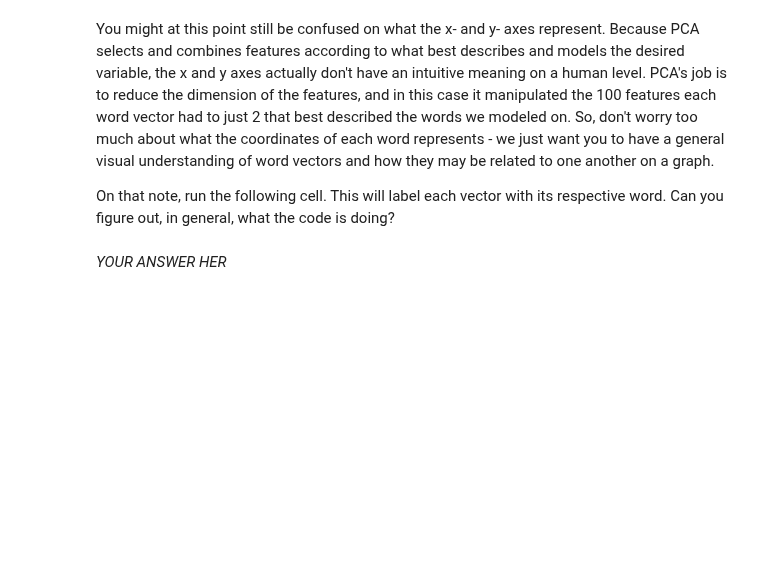
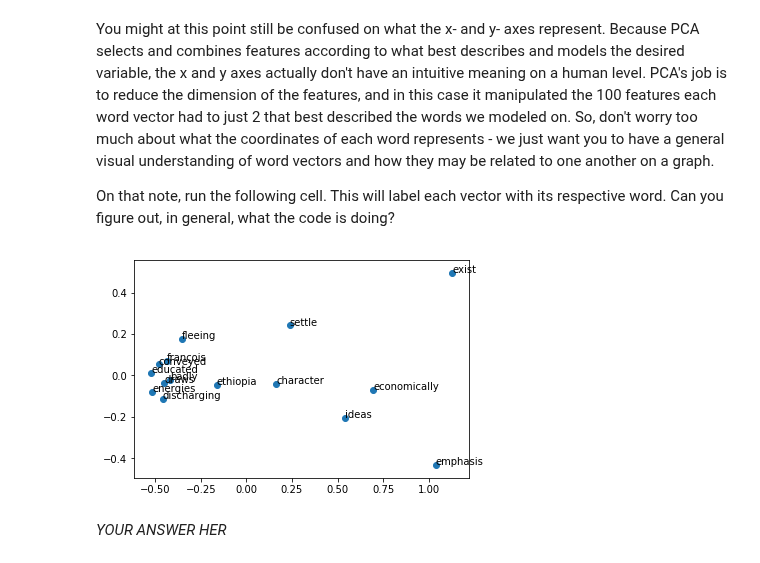
Before and after one commit to ds-modules/Legalst-123, a Jupyter notebook: labs/22_Word Embedding/Word_Embedding_solutions.ipynb, the cells around one changed output. Drawn from its saved outputs; the diff is of its cells as text; code cells hidden in the pictures; blank space fills up the shorter version.

```diff
--- a/labs/22_Word Embedding/Word_Embedding_solutions.ipynb
+++ b/labs/22_Word Embedding/Word_Embedding_solutions.ipynb
@@ -273,7 +369,7 @@ Next we will explore the word embeddings of our `text` visually with PCA (rememb
 
 We can retrieve __all__ of the vectors from a trained model as follows:
 # %%
-X = model[model.wv.vocab]
+X = model.wv[model.wv.vocab]
 # %% [markdown]
 As we did in the EDA lab, we want to standardize X so that all features have the same scale. Do this by creating a StandardScaler(), then run its fit_transform method on X. You should recognize the syntax the EDA lab.
 # %%
@@ -328,16 +440,18 @@ On that note, run the following cell. This will label each vector with its respe
 # %%
 import random
 rando = random.sample(list(model.wv.vocab), 15)
 
-X1 = model[rando]
+X1 = model.wv[rando]
 pca1 = PCA(n_components=2)
 result = pca.fit_transform(X1)
 # create a scatter plot of the projection
 plt.scatter(result[:, 0], result[:, 1])
 
 for i, word in enumerate(rando):
     plt.annotate(word, xy=(result[i, 0], result[i, 1]))
 plt.show()
+# %% [output]
+[figure, added]
 # %% [markdown]
 *YOUR ANSWER HER*
 # %% [markdown]
```
Also changed, not shown: parts of 15 cells of this notebook.
